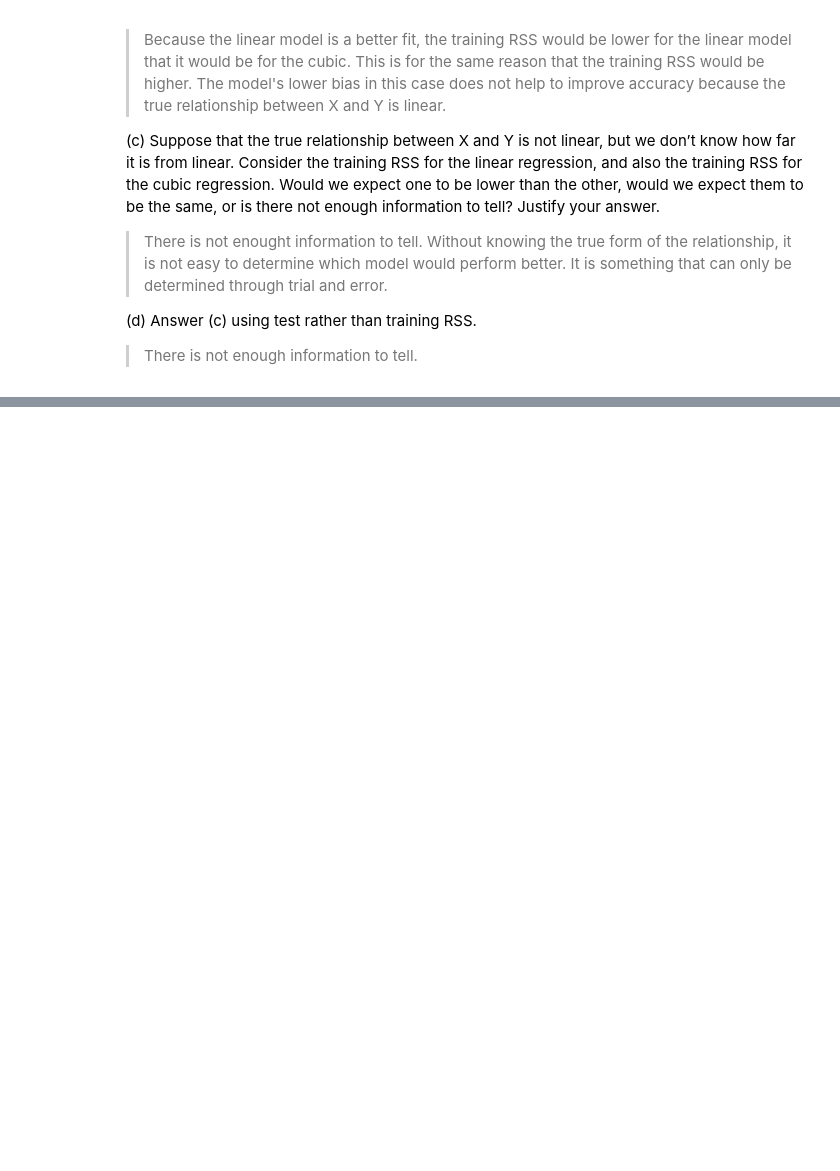
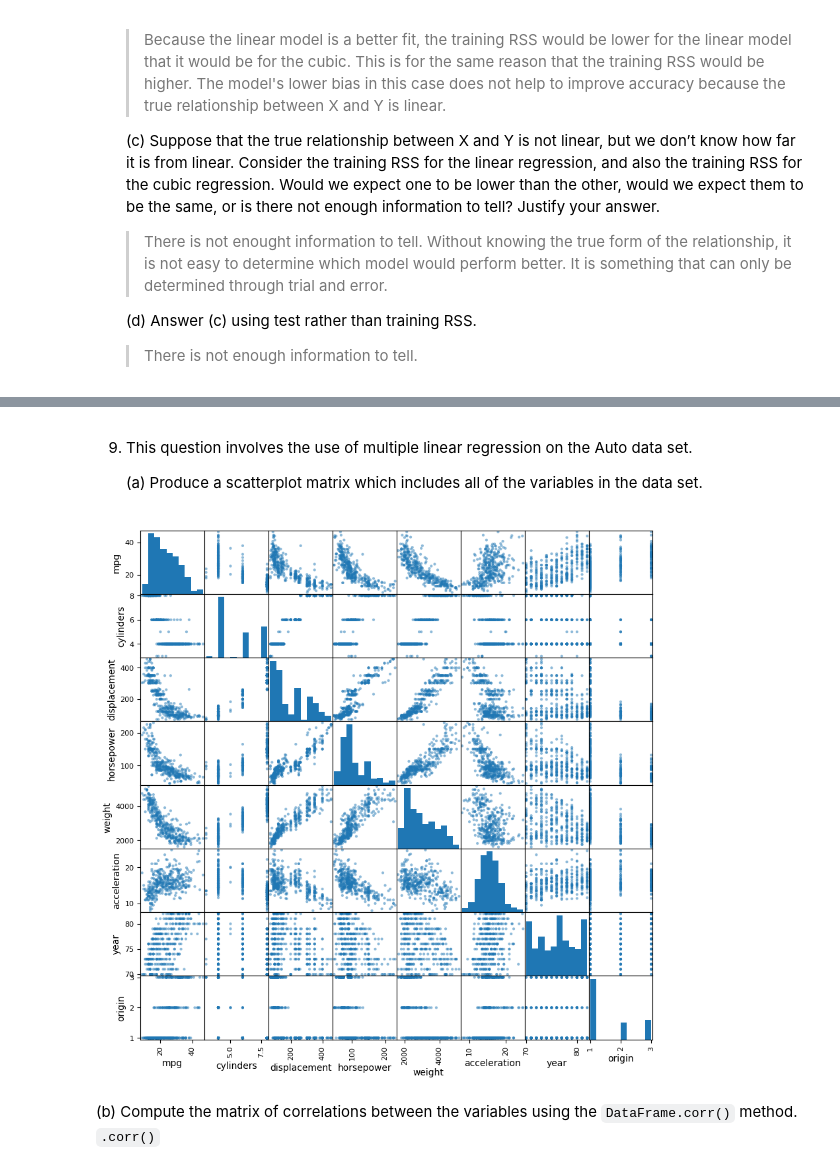
Before and after one commit to xuzmocode4-325/isl, a Jupyter notebook: 2-linear-regression/notebooks/exercises.ipynb, the cells around one changed output, grey strips where cells are left out. Drawn from its saved outputs; the diff is of its cells as text; code cells hidden in the pictures; blank space fills up the shorter version.

```diff
--- a/2-linear-regression/notebooks/exercises.ipynb
+++ b/2-linear-regression/notebooks/exercises.ipynb
@@ -64,0 +191,11 @@ regression methods.
+# %% [markdown]
+9. This question involves the use of multiple linear regression on the Auto data set.
+
+    (a) Produce a scatterplot matrix which includes all of the variables in the data set.
+# %%
+pd.plotting.scatter_matrix(Auto, figsize=(10, 10));
+# %% [output]
+[figure, added]
+# %% [markdown]
+
+(b) Compute the matrix of correlations between the variables using the `DataFrame.corr()` method. `.corr()`
```
Also changed, not shown: parts of 35 cells of this notebook, 2 other files.
